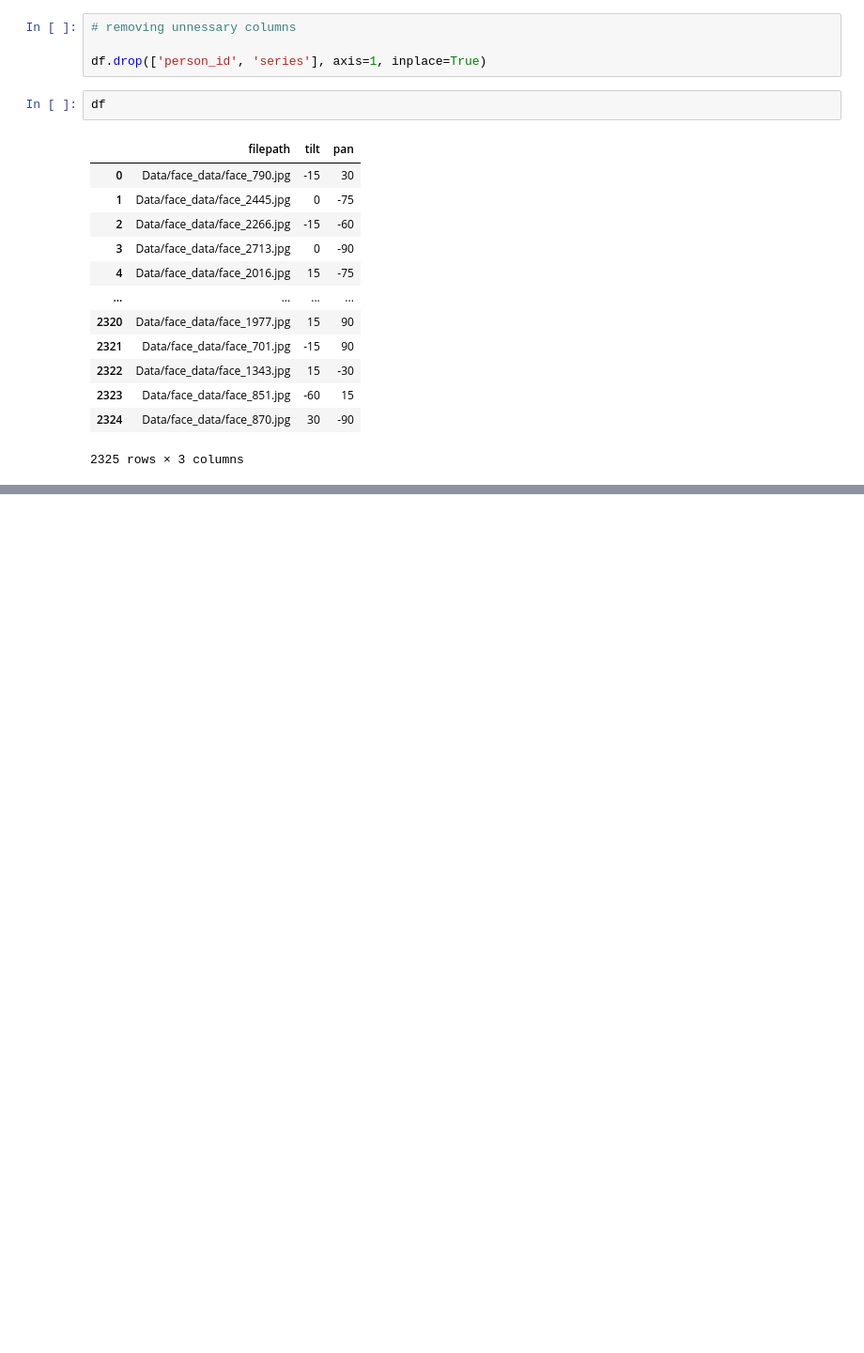
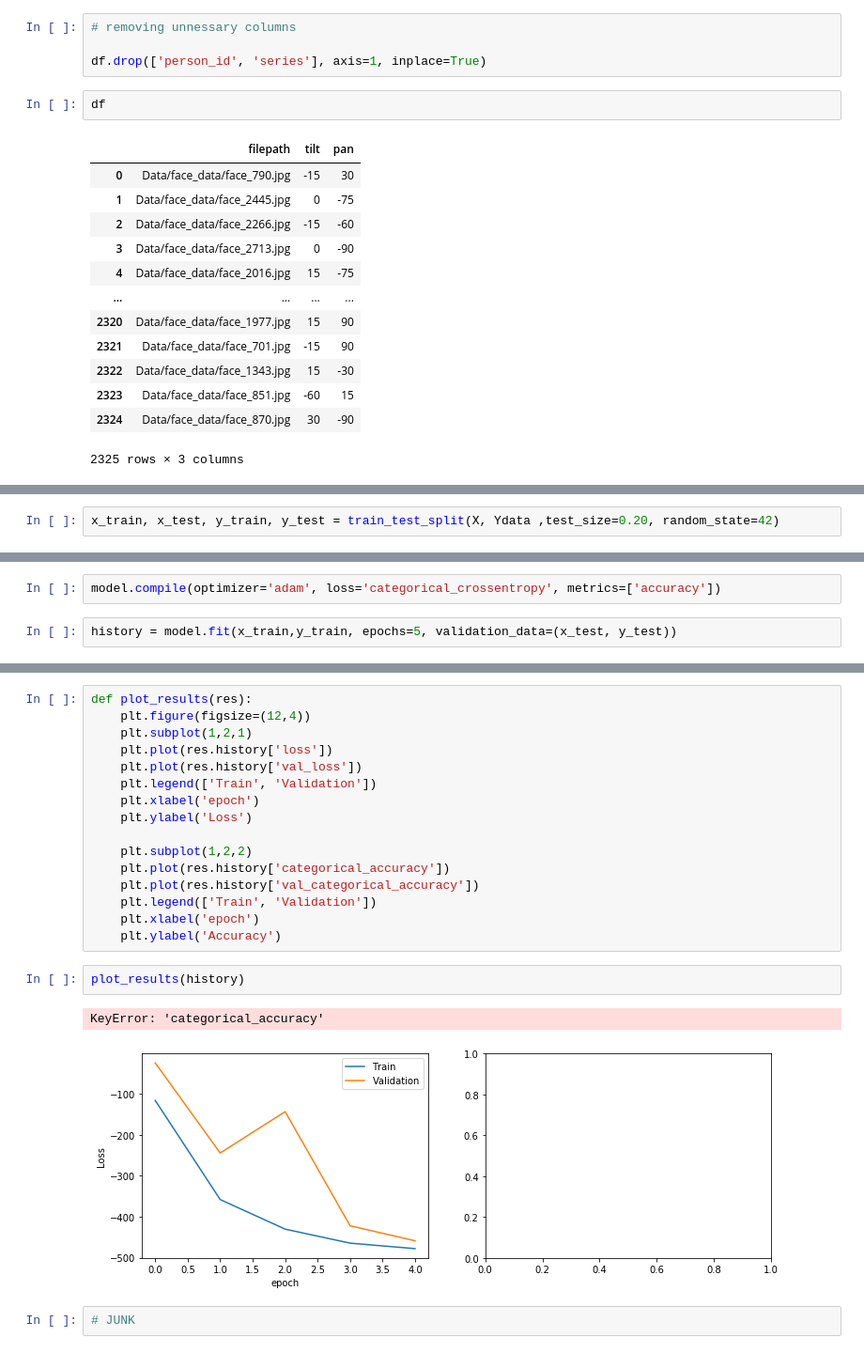
Before and after one commit to HaiderSS/Head-Pose-Estimation-using-Deep-Learning, a Jupyter notebook: notebook.ipynb, the cells around one changed output, grey strips where cells are left out. Shown: that part at 94% size. Drawn from its saved outputs; the diff is of its cells as text; blank space fills up the shorter version.

```diff
--- a/notebook.ipynb
+++ b/notebook.ipynb
@@ -113,0 +136,2 @@ df
+# %%
+x_train, x_test, y_train, y_test = train_test_split(X, Ydata ,test_size=0.20, random_state=42)
@@ -113,0 +200,4 @@ df
+# %%
+model.compile(optimizer='adam', loss='categorical_crossentropy', metrics=['accuracy'])
+# %%
+history = model.fit(x_train,y_train, epochs=5, validation_data=(x_test, y_test))
@@ -113,0 +216,23 @@ df
+# %%
+def plot_results(res):
+    plt.figure(figsize=(12,4))
+    plt.subplot(1,2,1)
+    plt.plot(res.history['loss'])
+    plt.plot(res.history['val_loss'])
+    plt.legend(['Train', 'Validation'])
+    plt.xlabel('epoch')
+    plt.ylabel('Loss')
+
+    plt.subplot(1,2,2)
+    plt.plot(res.history['categorical_accuracy'])
+    plt.plot(res.history['val_categorical_accuracy'])
+    plt.legend(['Train', 'Validation'])
+    plt.xlabel('epoch')
+    plt.ylabel('Accuracy')
+# %%
+plot_results(history)
+# %% [output]
+KeyError: 'categorical_accuracy'
+[figure, added]
+# %%
+# JUNK
```
Also changed, not shown: parts of 12 cells of this notebook.
